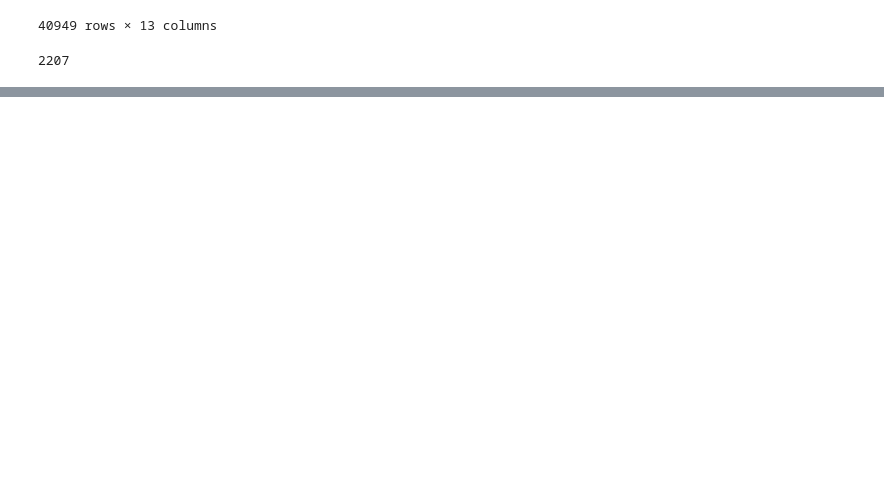
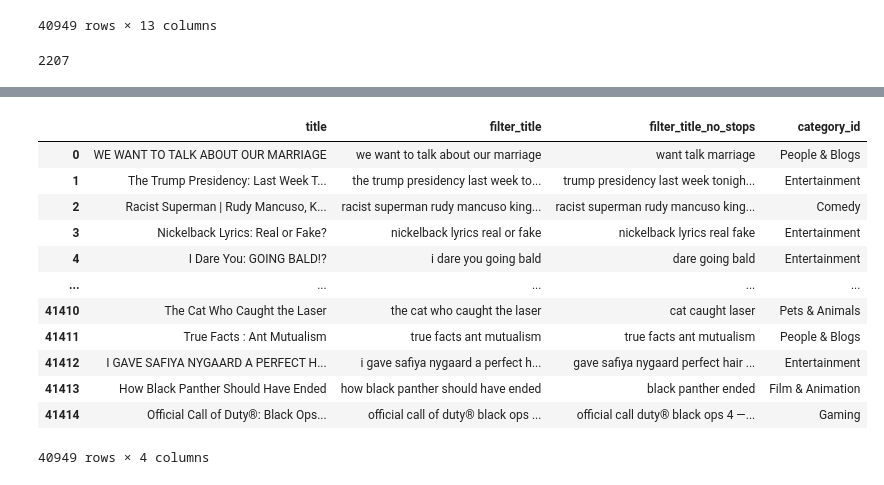
Before and after one commit to loc-vu/yt-trends, a Jupyter notebook: Data Cleaning.ipynb, the cells around one changed output, grey strips where cells are left out. Cells and saved outputs as stored; diff of their text form; code cells hidden in the pictures; blank space fills up the shorter version.

```diff
--- a/Data Cleaning.ipynb
+++ b/Data Cleaning.ipynb
@@ -136,0 +150,50 @@ df.to_csv('./output/US_cleaned_data_2018')
+# %%
+# https://adataanalyst.com/scikit-learn/countvectorizer-sklearn-example/
+def text_process(mess):
+    """
+    Takes in a string of text, then performs the following:
+    1. Remove all punctuation
+    3. Return String
+    """
+    # Check characters to see if they are in punctuation
+    nopunc = [char for char in mess if char not in string.punctuation]
+
+    # Join the characters again to form the string.
+    nopunc = ''.join(nopunc)
+
+    # Now just remove any stopwords
+    list_words = nopunc.split()
+
+    sentence = ' '.join(list_words)
+
+    return sentence.lower()
+
+def rem_stop_words(mess):
+
+    list_words = [word for word in mess.split() if word not in stopwords.words('english')]
+    return ' '.join(list_words)
+# %%
+df_titles_info = pd.DataFrame(df_dataset['title'].dropna())
+
+df_titles_info['filter_title'] = df_titles_info['title'].apply(text_process)
+df_titles_info['filter_title_no_stops'] = df_titles_info['filter_title'].apply(rem_stop_words)
+
+df_titles_info['category_id'] = df_dataset['category_id']
+
+df_titles_info.to_csv('./output/US_count_vectorizer_dataset.csv', index=False)
+
+df_titles_info
+# %% [output]
+|  | title | filter_title | filter_title_no_stops | category_id |
+| 0 | WE WANT TO TALK ABOUT OUR MARRIAGE | we want to talk about our marriage | want talk marriage | People & Blogs |
+| 1 | The Trump Presidency: Last Week T... | the trump presidency last week to... | trump presidency last week tonigh... | Entertainment |
+| 2 | Racist Superman | Rudy Mancuso, K... | racist superman rudy mancuso king... | racist superman rudy mancuso king... | Comedy |
+| 3 | Nickelback Lyrics: Real or Fake? | nickelback lyrics real or fake | nickelback lyrics real fake | Entertainment |
+| 4 | I Dare You: GOING BALD!? | i dare you going bald | dare going bald | Entertainment |
+| ... | ... | ... | ... | ... |
+| 41410 | The Cat Who Caught the Laser | the cat who caught the laser | cat caught laser | Pets & Animals |
+| 41411 | True Facts : Ant Mutualism | true facts ant mutualism | true facts ant mutualism | People & Blogs |
+| 41412 | I GAVE SAFIYA NYGAARD A PERFECT H... | i gave safiya nygaard a perfect h... | gave safiya nygaard perfect hair ... | Entertainment |
+| 41413 | How Black Panther Should Have Ended | how black panther should have ended | black panther ended | Film & Animation |
+| 41414 | Official Call of Duty®: Black Ops... | official call of duty® black ops ... | official call duty® black ops 4 —... | Gaming |
+40949 rows × 4 columns
```
Also changed, not shown: parts of 3 cells of this notebook, 4 other files.
